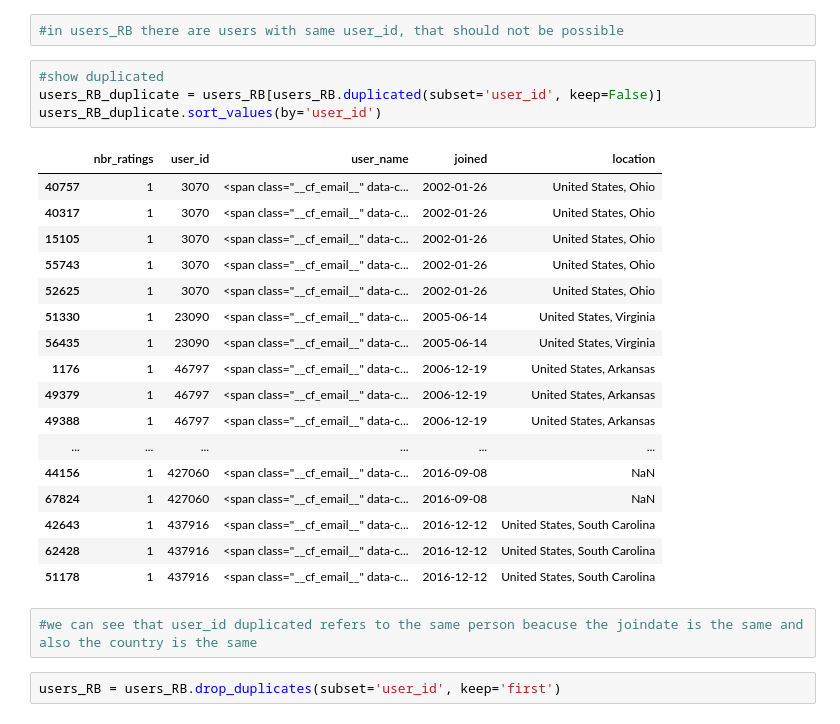
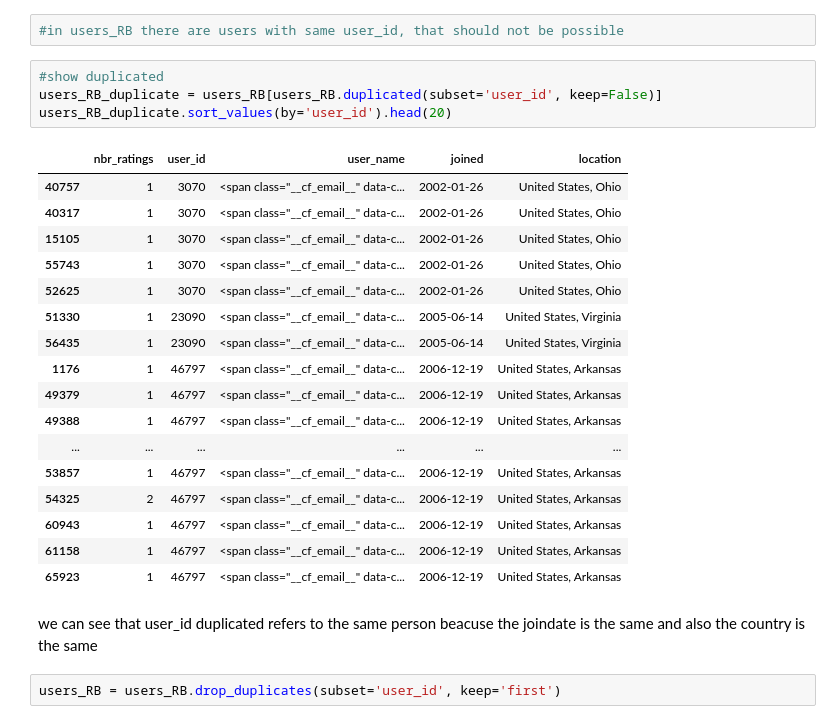
Before and after one commit to nada401/brewing-knowledge, a Jupyter notebook: src/scripts/data_cleaning/data_cleaning.ipynb, the cells around one changed output. Drawn from its saved outputs; the diff is of its cells as text.

Commit message:
data cleaning fixes

```diff
--- a/src/scripts/data_cleaning/data_cleaning.ipynb
+++ b/src/scripts/data_cleaning/data_cleaning.ipynb
@@ -157,27 +151,27 @@ False
 # %%
 #show duplicated
 users_RB_duplicate = users_RB[users_RB.duplicated(subset='user_id', keep=False)]
-users_RB_duplicate.sort_values(by='user_id')
+users_RB_duplicate.sort_values(by='user_id').head(20)
 # %% [output]
 |  | nbr_ratings | user_id | user_name | joined | location |
 | 40757 | 1 | 3070 | <span class="__cf_email__" data-c... | 2002-01-26 | United States, Ohio |
 | 40317 | 1 | 3070 | <span class="__cf_email__" data-c... | 2002-01-26 | United States, Ohio |
 | 15105 | 1 | 3070 | <span class="__cf_email__" data-c... | 2002-01-26 | United States, Ohio |
 | 55743 | 1 | 3070 | <span class="__cf_email__" data-c... | 2002-01-26 | United States, Ohio |
 | 52625 | 1 | 3070 | <span class="__cf_email__" data-c... | 2002-01-26 | United States, Ohio |
 | 51330 | 1 | 23090 | <span class="__cf_email__" data-c... | 2005-06-14 | United States, Virginia |
 | 56435 | 1 | 23090 | <span class="__cf_email__" data-c... | 2005-06-14 | United States, Virginia |
 | 1176 | 1 | 46797 | <span class="__cf_email__" data-c... | 2006-12-19 | United States, Arkansas |
 | 49379 | 1 | 46797 | <span class="__cf_email__" data-c... | 2006-12-19 | United States, Arkansas |
 | 49388 | 1 | 46797 | <span class="__cf_email__" data-c... | 2006-12-19 | United States, Arkansas |
 | ... | ... | ... | ... | ... | ... |
-| 44156 | 1 | 427060 | <span class="__cf_email__" data-c... | 2016-09-08 | NaN |
-| 67824 | 1 | 427060 | <span class="__cf_email__" data-c... | 2016-09-08 | NaN |
-| 42643 | 1 | 437916 | <span class="__cf_email__" data-c... | 2016-12-12 | United States, South Carolina |
-| 62428 | 1 | 437916 | <span class="__cf_email__" data-c... | 2016-12-12 | United States, South Carolina |
-| 51178 | 1 | 437916 | <span class="__cf_email__" data-c... | 2016-12-12 | United States, South Carolina |
+| 53857 | 1 | 46797 | <span class="__cf_email__" data-c... | 2006-12-19 | United States, Arkansas |
+| 54325 | 2 | 46797 | <span class="__cf_email__" data-c... | 2006-12-19 | United States, Arkansas |
+| 60943 | 1 | 46797 | <span class="__cf_email__" data-c... | 2006-12-19 | United States, Arkansas |
+| 61158 | 1 | 46797 | <span class="__cf_email__" data-c... | 2006-12-19 | United States, Arkansas |
+| 65923 | 1 | 46797 | <span class="__cf_email__" data-c... | 2006-12-19 | United States, Arkansas |
-# %%
-#we can see that user_id duplicated refers to the same person beacuse the joindate is the same and also the country is the same
+# %% [markdown]
+we can see that user_id duplicated refers to the same person beacuse the joindate is the same and also the country is the same
 # %%
 users_RB = users_RB.drop_duplicates(subset='user_id', keep='first')
 # %%
```
Also changed, not shown: parts of 46 cells of this notebook, 1 other file.
